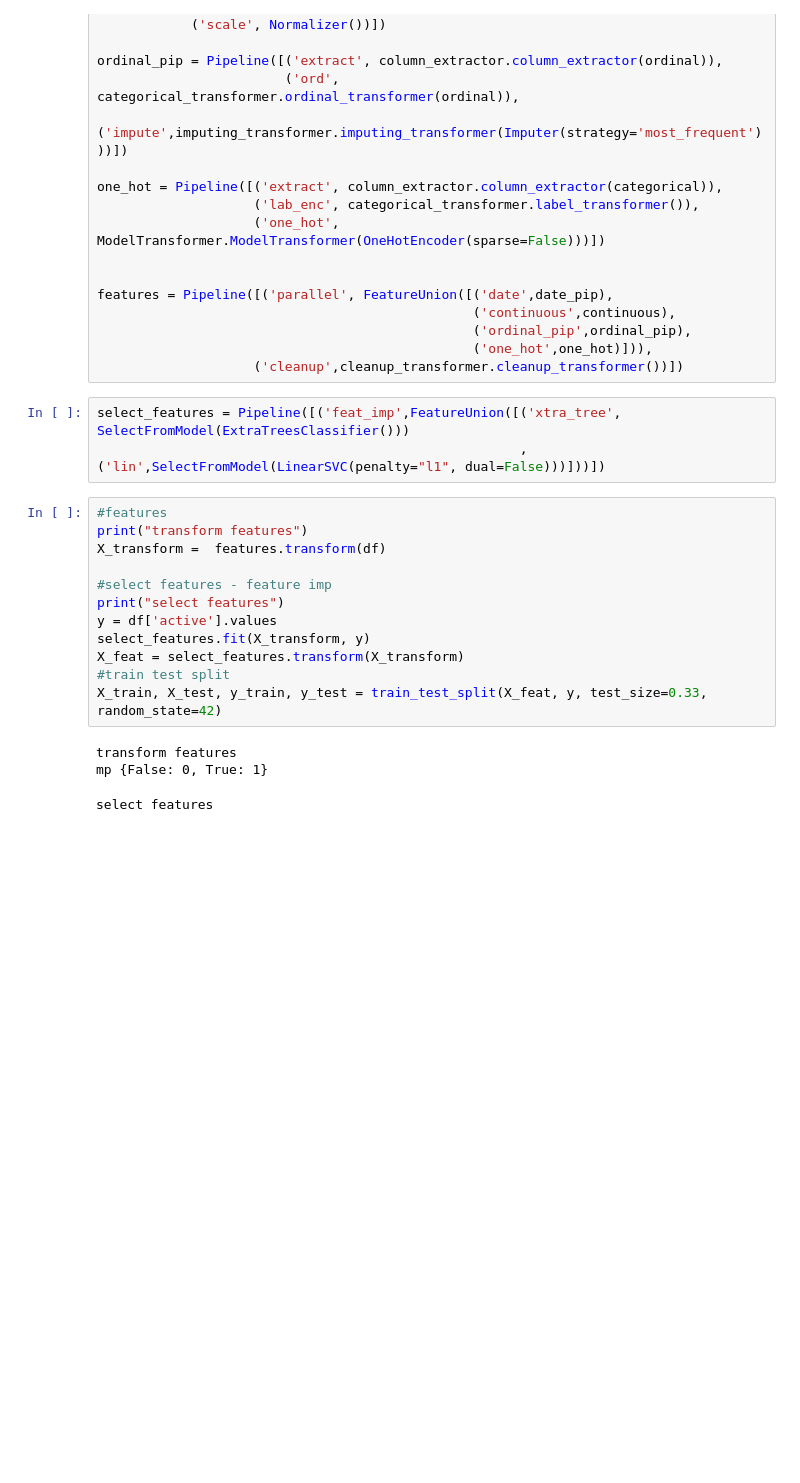
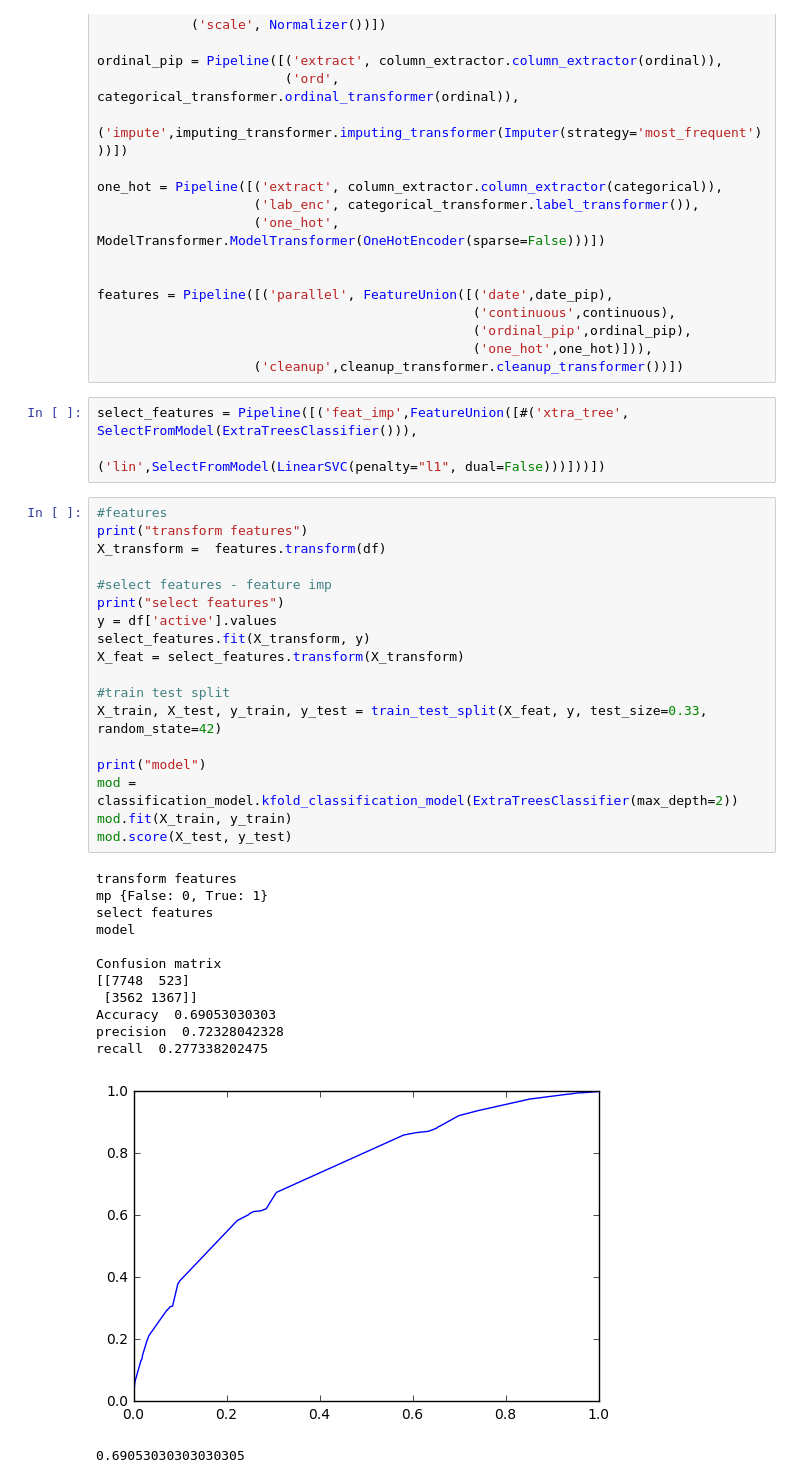
Before and after one commit to preethiraghavan1/churn_case_study, a Jupyter notebook: EDA-Preethi.ipynb, the cells around one changed output. Cells and saved outputs as stored; diff of their text form; blank space fills up the shorter version.

```diff
--- a/EDA-Preethi.ipynb
+++ b/EDA-Preethi.ipynb
@@ -125,21 +128,37 @@ features = Pipeline([('parallel', FeatureUnion([('date',date_pip),
                                                 ('one_hot',one_hot)])),
                     ('cleanup',cleanup_transformer.cleanup_transformer())])
 # %%
-select_features = Pipeline([('feat_imp',FeatureUnion([('xtra_tree', SelectFromModel(ExtraTreesClassifier()))
-                                                      ,('lin',SelectFromModel(LinearSVC(penalty="l1", dual=False)))]))])
+select_features = Pipeline([('feat_imp',FeatureUnion([#('xtra_tree', SelectFromModel(ExtraTreesClassifier())),
+                                                      ('lin',SelectFromModel(LinearSVC(penalty="l1", dual=False)))]))])
 # %%
 #features
 print("transform features")
 X_transform =  features.transform(df)
 
 #select features - feature imp
 print("select features")
 y = df['active'].values
 select_features.fit(X_transform, y)
 X_feat = select_features.transform(X_transform)
+
 #train test split
 X_train, X_test, y_train, y_test = train_test_split(X_feat, y, test_size=0.33, random_state=42)
+
+print("model")
+mod = classification_model.kfold_classification_model(ExtraTreesClassifier(max_depth=2))
+mod.fit(X_train, y_train)
+mod.score(X_test, y_test)
 # %% [output]
 transform features
 mp {False: 0, True: 1}
+select features
+model
+
+Confusion matrix
+[[7748  523]
+ [3562 1367]]
+Accuracy  0.69053030303
+precision  0.72328042328
+recall  0.277338202475
+[figure, added]
-select features
+0.69053030303030305
```
Also changed, not shown: parts of 6 cells of this notebook, 5 other files.
